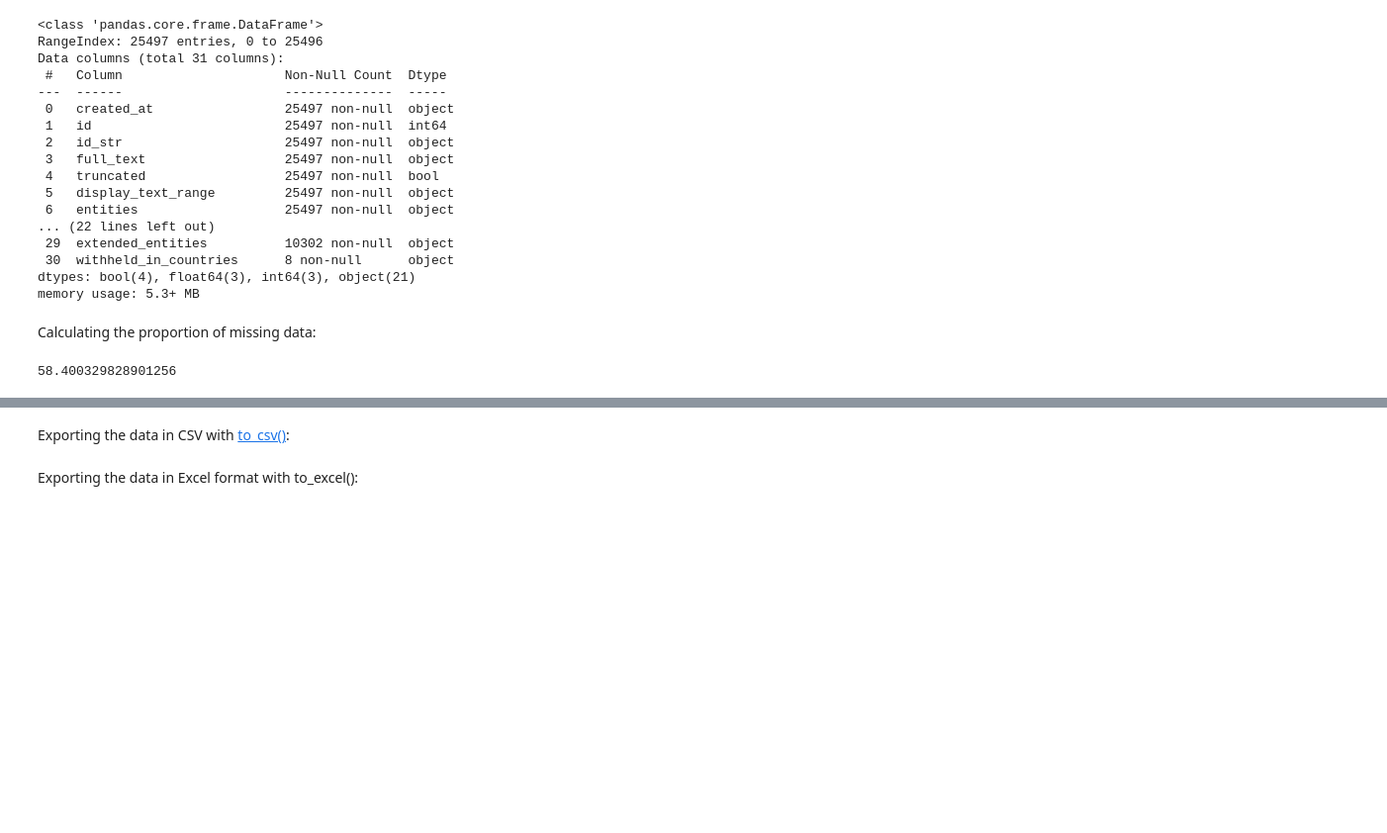
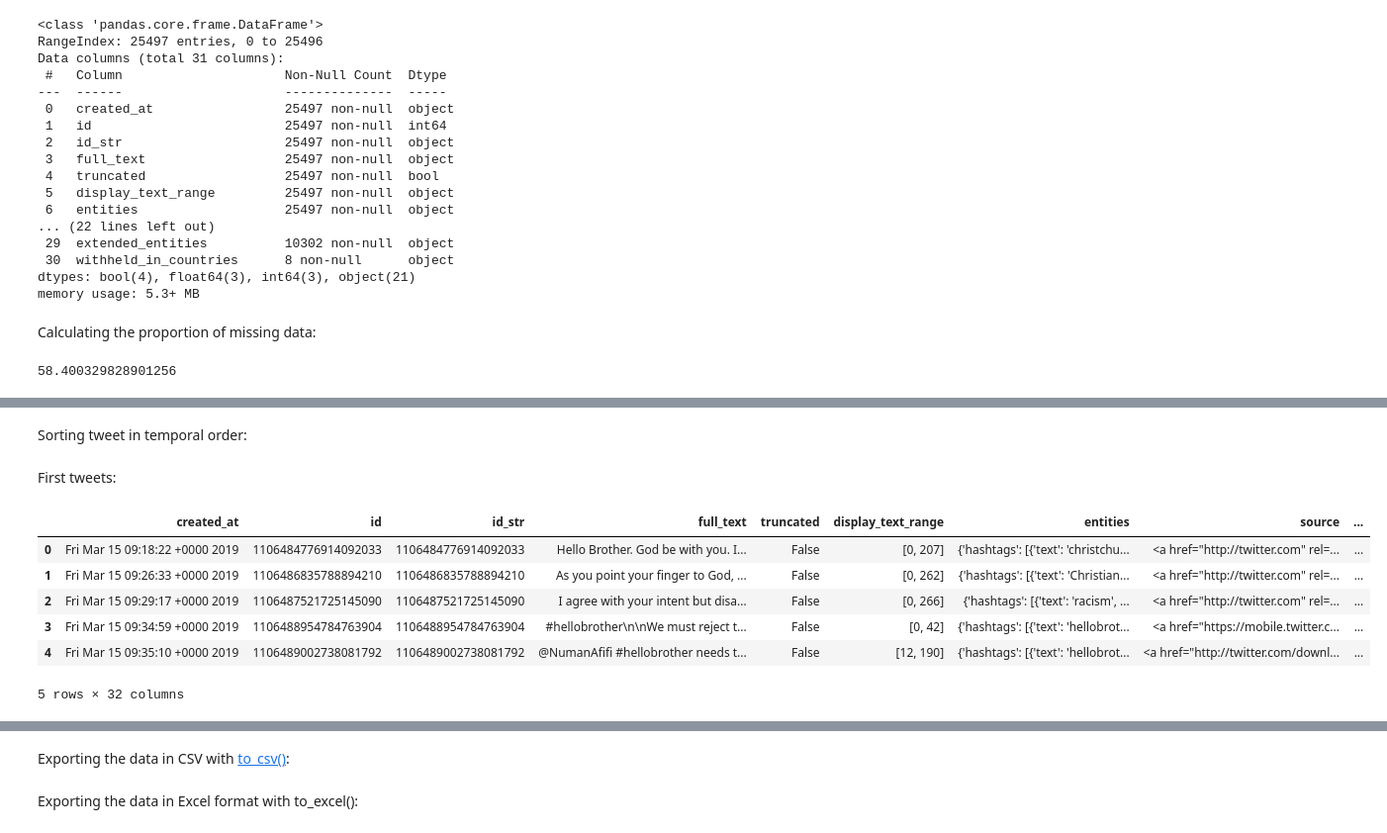
Before and after one commit to HYTE-research/SAGE-data-hellobrother, a Jupyter notebook: Full Tutorial.ipynb, the cells around one changed output, grey strips where cells are left out. Shown: that part at 99% size. Drawn from its saved outputs; the diff is of its cells as text; code cells hidden in the pictures; blank space fills up the shorter version.

Commit message:
Examples added for processing Twitter timestamps

```diff
--- a/Full Tutorial.ipynb
+++ b/Full Tutorial.ipynb
@@ -112,0 +115,24 @@ len(df_hydrated.index)/43659*100
+# %%
+from datetime import datetime
+
+def extract_timestamp(twitter_timestamp):
+    return datetime.strptime(twitter_timestamp,'%a %b %d %H:%M:%S +0000 %Y').isoformat()
+    # return datetime.strftime(datetime.strptime(twitter_timestamp,'%a %b %d %H:%M:%S +0000 %Y'), '%Y-%m-%d %H:%M:%S')
+# %%
+df_hydrated['created_at_timestamp'] = df_hydrated.created_at.apply(extract_timestamp)
+# %% [markdown]
+Sorting tweet in temporal order:
+# %%
+df_hydrated = df_hydrated.sort_values('created_at_timestamp')
+# %% [markdown]
+First tweets:
+# %%
+df_hydrated.head(5)
+# %% [output]
+|  | created_at | id | id_str | full_text | truncated | display_text_range | entities | source | ... |
+| 0 | Fri Mar 15 09:18:22 +0000 2019 | 1106484776914092033 | 1106484776914092033 | Hello Brother. God be with you. I... | False | [0, 207] | {'hashtags': [{'text': 'christchu... | <a href="http://twitter.com" rel=... | ... |
+| 1 | Fri Mar 15 09:26:33 +0000 2019 | 1106486835788894210 | 1106486835788894210 | As you point your finger to God, ... | False | [0, 262] | {'hashtags': [{'text': 'Christian... | <a href="http://twitter.com" rel=... | ... |
+| 2 | Fri Mar 15 09:29:17 +0000 2019 | 1106487521725145090 | 1106487521725145090 | I agree with your intent but disa... | False | [0, 266] | {'hashtags': [{'text': 'racism', ... | <a href="http://twitter.com" rel=... | ... |
+| 3 | Fri Mar 15 09:34:59 +0000 2019 | 1106488954784763904 | 1106488954784763904 | #hellobrother\n\nWe must reject t... | False | [0, 42] | {'hashtags': [{'text': 'hellobrot... | <a href="https://mobile.twitter.c... | ... |
+| 4 | Fri Mar 15 09:35:10 +0000 2019 | 1106489002738081792 | 1106489002738081792 | @NumanAfifi #hellobrother needs t... | False | [12, 190] | {'hashtags': [{'text': 'hellobrot... | <a href="http://twitter.com/downl... | ... |
+5 rows × 32 columns
```
Also changed, not shown: parts of 4 cells of this notebook.
